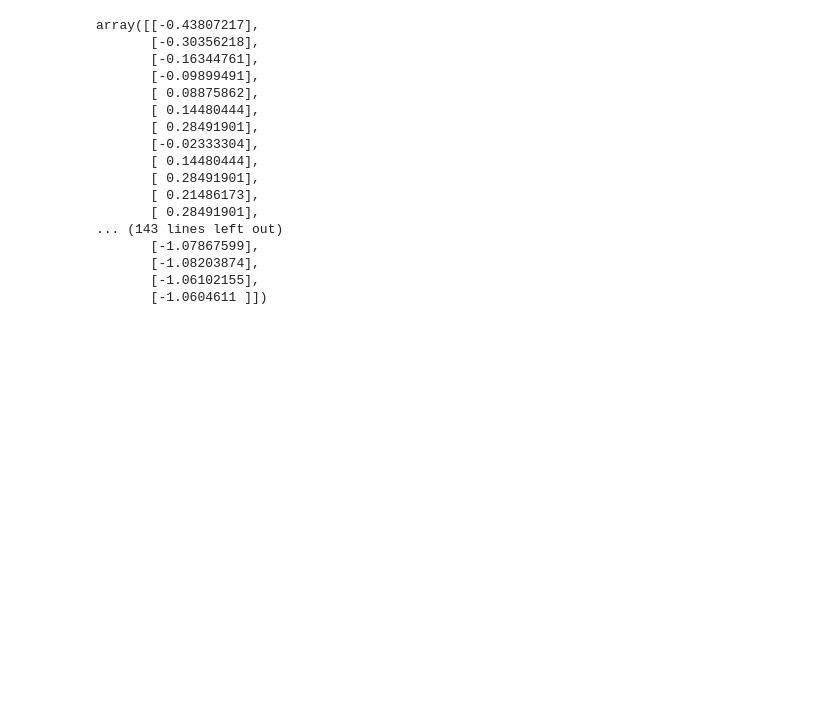
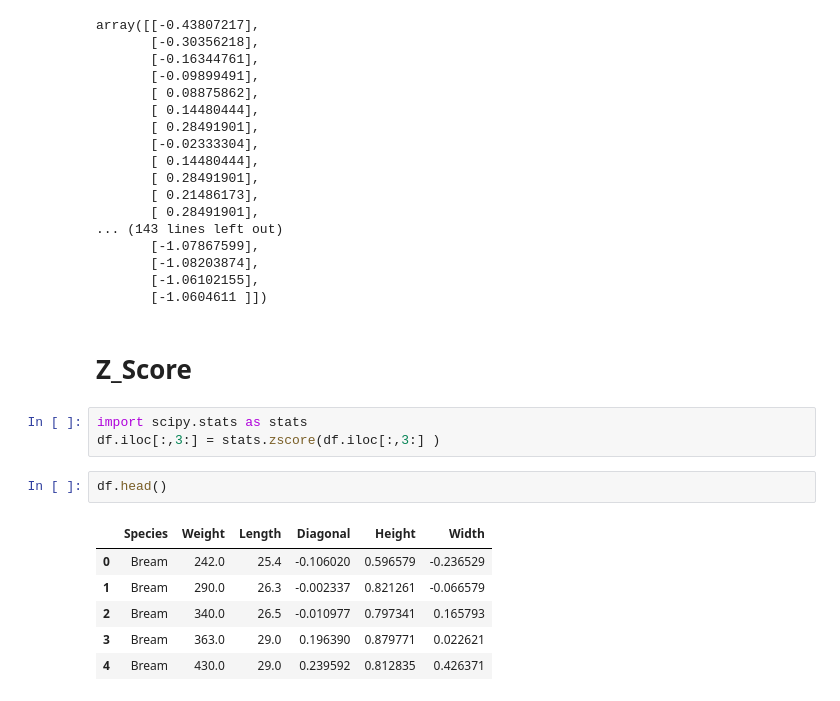
Before and after one commit to rhshovon102/DataMining-MachineLearning, a Jupyter notebook: NormalizationStandardisation.ipynb, the cells around one changed output. Drawn from its saved outputs; the diff is of its cells as text; blank space fills up the shorter version.

```diff
--- a/NormalizationStandardisation.ipynb
+++ b/NormalizationStandardisation.ipynb
@@ -61,3 +60,17 @@ array([[-0.43807217],
        [-1.08203874],
        [-1.06102155],
        [-1.0604611 ]])
+# %% [markdown]
+# **Z_Score**
+# %%
+import scipy.stats as stats
+df.iloc[:,3:] = stats.zscore(df.iloc[:,3:] )
+# %%
+df.head()
+# %% [output]
+|  | Species | Weight | Length | Diagonal | Height | Width |
+| 0 | Bream | 242.0 | 25.4 | -0.106020 | 0.596579 | -0.236529 |
+| 1 | Bream | 290.0 | 26.3 | -0.002337 | 0.821261 | -0.066579 |
+| 2 | Bream | 340.0 | 26.5 | -0.010977 | 0.797341 | 0.165793 |
+| 3 | Bream | 363.0 | 29.0 | 0.196390 | 0.879771 | 0.022621 |
+| 4 | Bream | 430.0 | 29.0 | 0.239592 | 0.812835 | 0.426371 |
```
Also changed, not shown: parts of 2 cells of this notebook.
